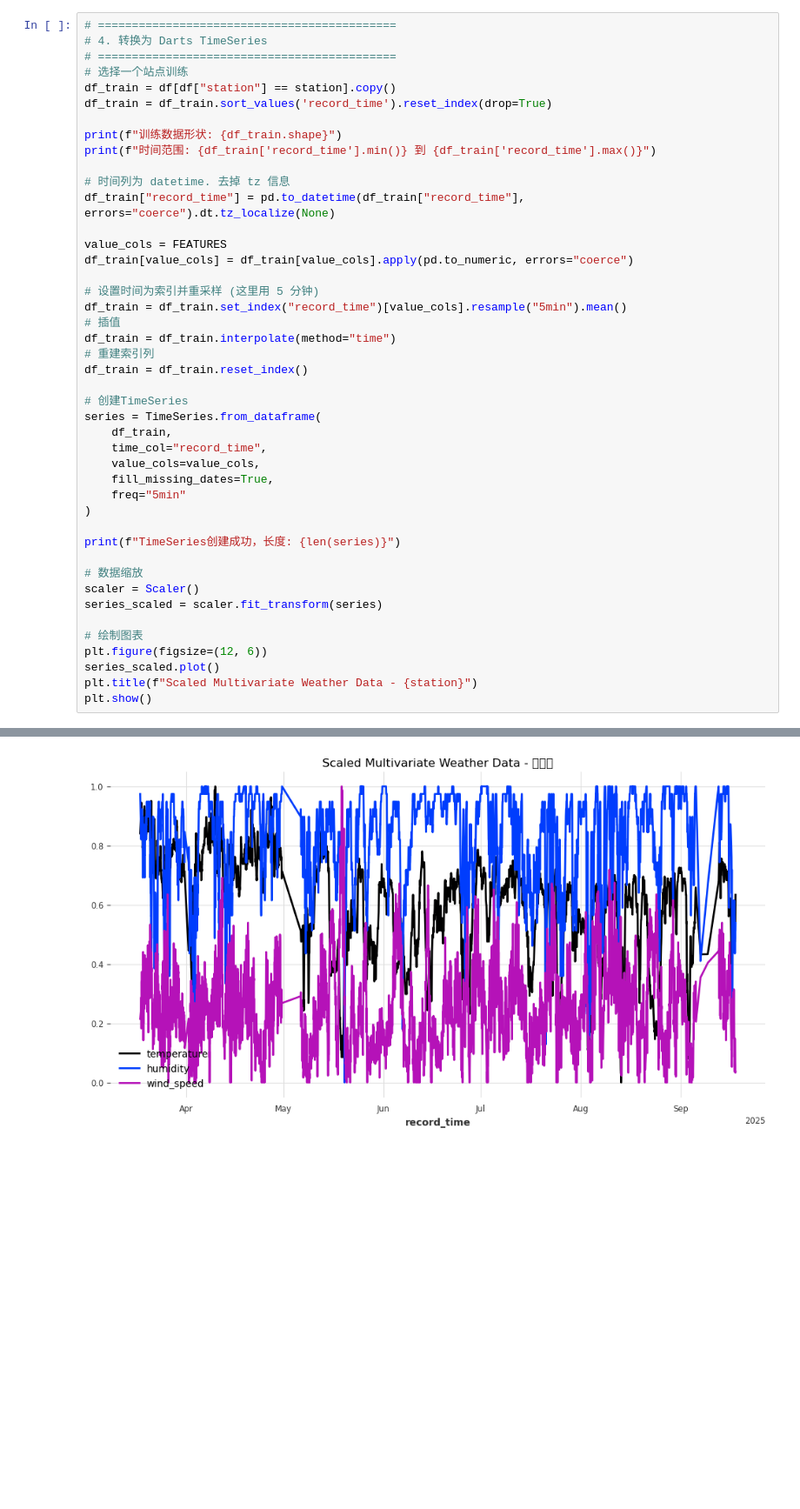
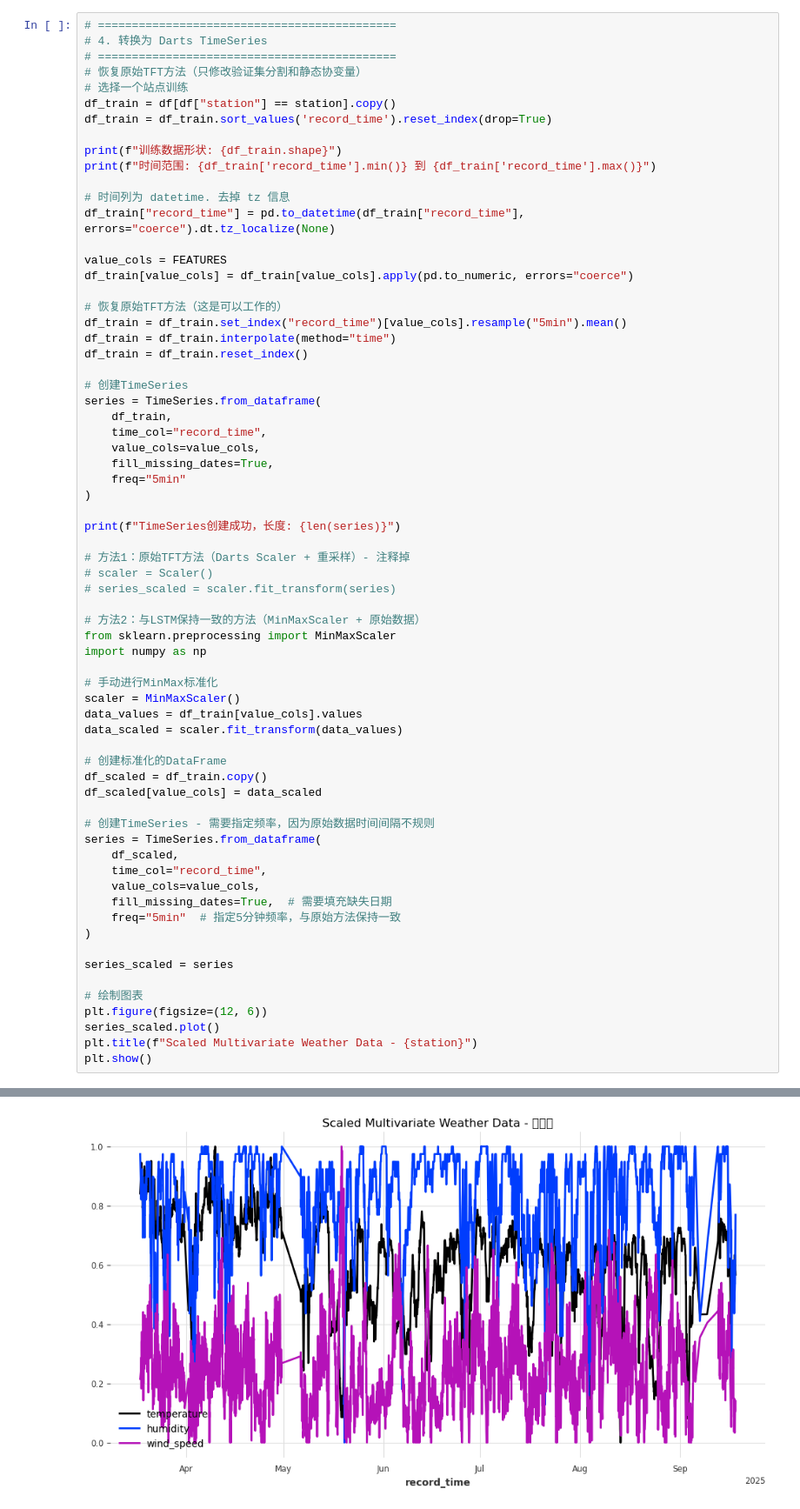
Before and after one commit to JekYUlll/microclimate_demo, a Jupyter notebook: train.ipynb, the cells around one changed output, grey strips where cells are left out. Shown: that part at 87% size. Drawn from its saved outputs; the diff is of its cells as text; blank space fills up the shorter version.

```diff
--- a/train.ipynb
+++ b/train.ipynb
@@ -107,6 +107,7 @@ plt.show()
 # ============================================
 # 4. 转换为 Darts TimeSeries
 # ============================================
+# 恢复原始TFT方法（只修改验证集分割和静态协变量）
 # 选择一个站点训练
 df_train = df[df["station"] == station].copy()
 df_train = df_train.sort_values('record_time').reset_index(drop=True)
@@ -120,11 +121,9 @@ df_train["record_time"] = pd.to_datetime(df_train["record_time"], errors="coerce
 value_cols = FEATURES
 df_train[value_cols] = df_train[value_cols].apply(pd.to_numeric, errors="coerce")
 
-# 设置时间为索引并重采样 (这里用 5 分钟)
+# 恢复原始TFT方法（这是可以工作的）
 df_train = df_train.set_index("record_time")[value_cols].resample("5min").mean()
-# 插值
 df_train = df_train.interpolate(method="time")
-# 重建索引列
 df_train = df_train.reset_index()
 
 # 创建TimeSeries
@@ -138,9 +137,33 @@ series = TimeSeries.from_dataframe(
 
 print(f"TimeSeries创建成功，长度: {len(series)}")
 
-# 数据缩放
-scaler = Scaler()
-series_scaled = scaler.fit_transform(series)
+# 方法1：原始TFT方法（Darts Scaler + 重采样）- 注释掉
+# scaler = Scaler()
+# series_scaled = scaler.fit_transform(series)
+
+# 方法2：与LSTM保持一致的方法（MinMaxScaler + 原始数据）
+from sklearn.preprocessing import MinMaxScaler
+import numpy as np
+
+# 手动进行MinMax标准化
+scaler = MinMaxScaler()
+data_values = df_train[value_cols].values
+data_scaled = scaler.fit_transform(data_values)
+
+# 创建标准化的DataFrame
+df_scaled = df_train.copy()
+df_scaled[value_cols] = data_scaled
+
+# 创建TimeSeries - 需要指定频率，因为原始数据时间间隔不规则
+series = TimeSeries.from_dataframe(
+    df_scaled,
+    time_col="record_time",
+    value_cols=value_cols,
+    fill_missing_dates=True,  # 需要填充缺失日期
+    freq="5min"  # 指定5分钟频率，与原始方法保持一致
+)
+
+series_scaled = series
 
 # 绘制图表
 plt.figure(figsize=(12, 6))
@@ -154,4 +177,4 @@ TimeSeries创建成功，长度: 53088
-[figure, old version]
+[figure, new version]
 # %%
 # ============================================
 # 5. 划分训练集和验证集
```
Also changed, not shown: parts of 8 cells of this notebook, 9 other files.
